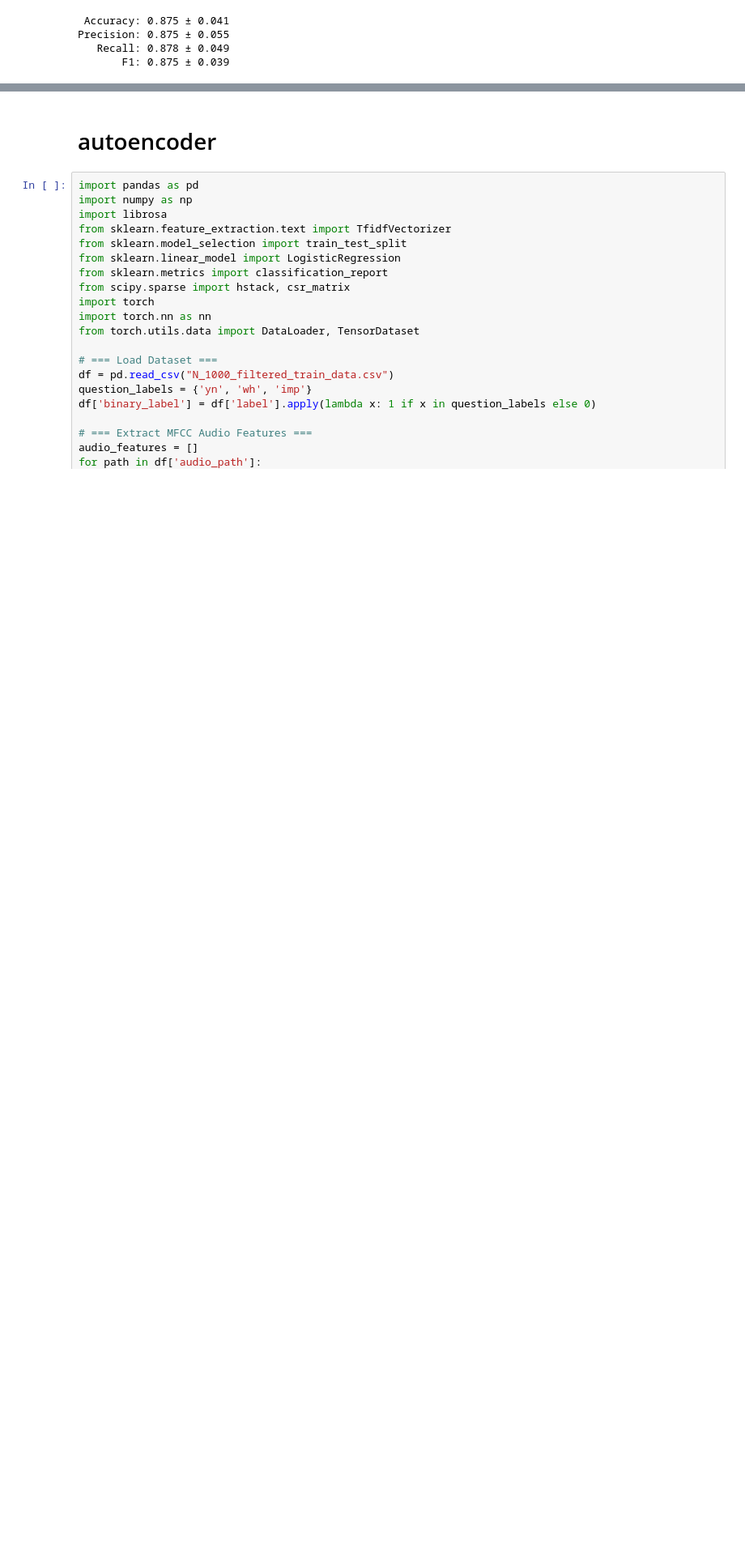
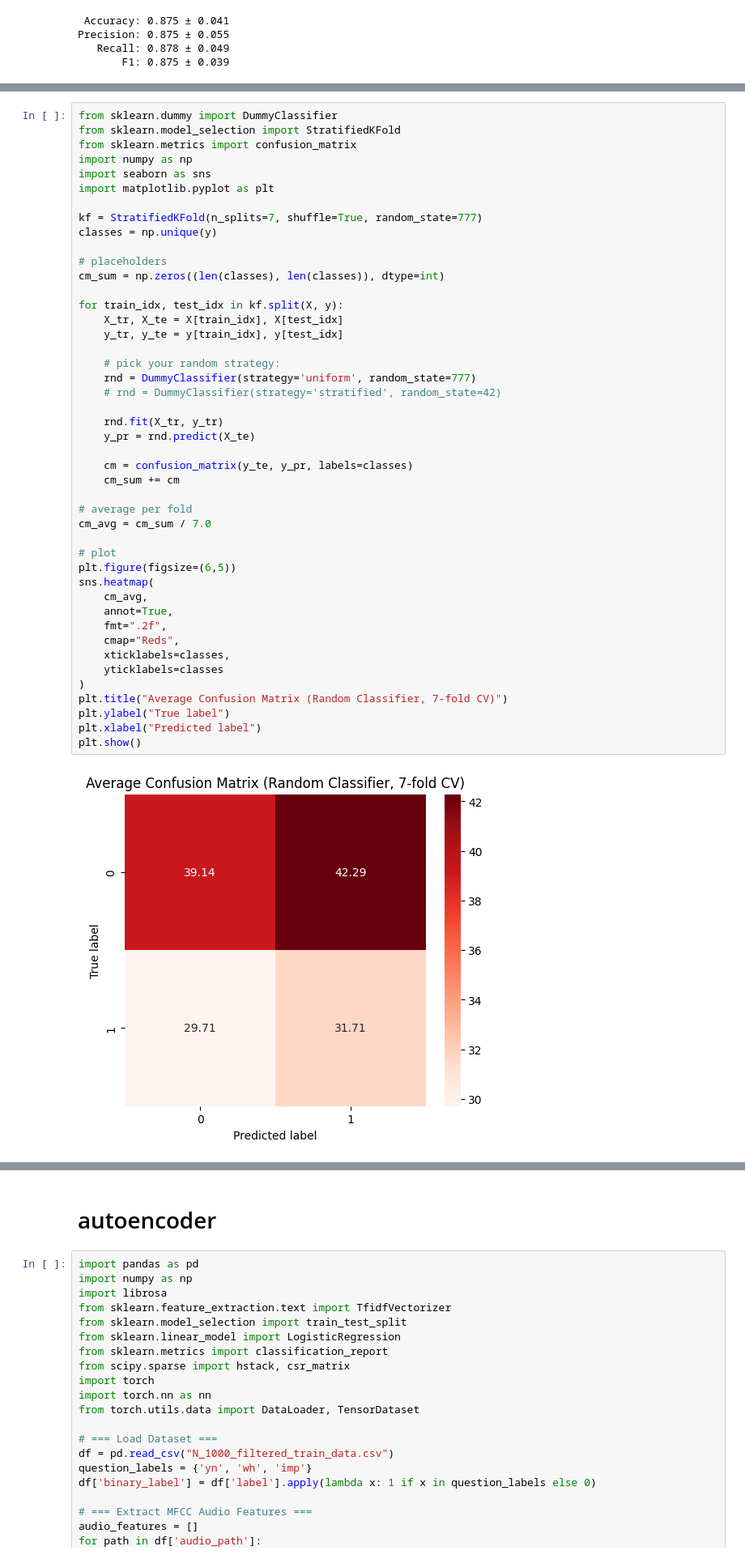
Before and after one commit to jmp-22/CMPT419Project, a Jupyter notebook: supervise_AI_tranning.ipynb, the cells around one changed output, grey strips where cells are left out. Shown at 81% size. Cells and saved outputs as stored; diff of their text form; blank space fills up the shorter version.

```diff
--- a/supervise_AI_tranning.ipynb
+++ b/supervise_AI_tranning.ipynb
@@ -232,0 +448,47 @@ Precision: 0.875 ± 0.055
+# %%
+from sklearn.dummy import DummyClassifier
+from sklearn.model_selection import StratifiedKFold
+from sklearn.metrics import confusion_matrix
+import numpy as np
+import seaborn as sns
+import matplotlib.pyplot as plt
+
+kf = StratifiedKFold(n_splits=7, shuffle=True, random_state=777)
+classes = np.unique(y)
+
+# placeholders
+cm_sum = np.zeros((len(classes), len(classes)), dtype=int)
+
+for train_idx, test_idx in kf.split(X, y):
+    X_tr, X_te = X[train_idx], X[test_idx]
+    y_tr, y_te = y[train_idx], y[test_idx]
+
+    # pick your random strategy:
+    rnd = DummyClassifier(strategy='uniform', random_state=777)
+    # rnd = DummyClassifier(strategy='stratified', random_state=42)
+
+    rnd.fit(X_tr, y_tr)
+    y_pr = rnd.predict(X_te)
+
+    cm = confusion_matrix(y_te, y_pr, labels=classes)
+    cm_sum += cm
+
+# average per fold
+cm_avg = cm_sum / 7.0
+
+# plot
+plt.figure(figsize=(6,5))
+sns.heatmap(
+    cm_avg,
+    annot=True,
+    fmt=".2f",
+    cmap="Reds",
+    xticklabels=classes,
+    yticklabels=classes
+)
+plt.title("Average Confusion Matrix (Random Classifier, 7‑fold CV)")
+plt.ylabel("True label")
+plt.xlabel("Predicted label")
+plt.show()
+# %% [output]
+[figure, added]
```
Also changed, not shown: parts of 17 cells of this notebook.
